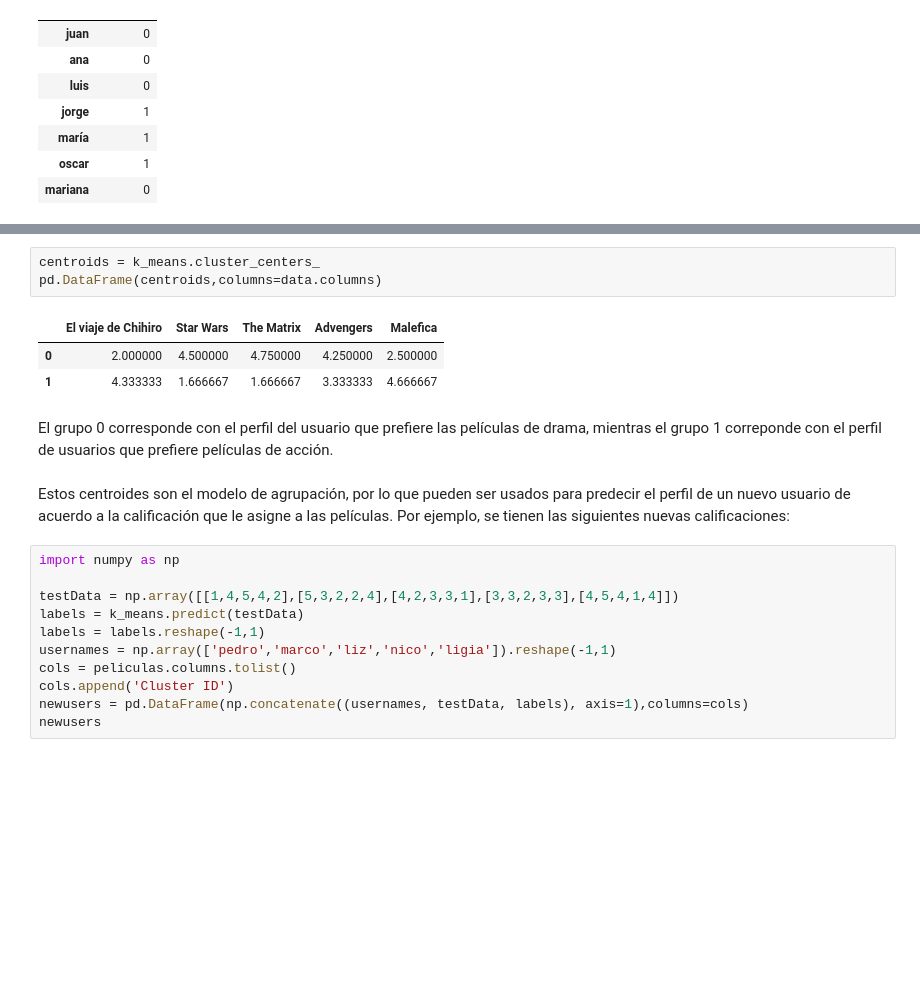
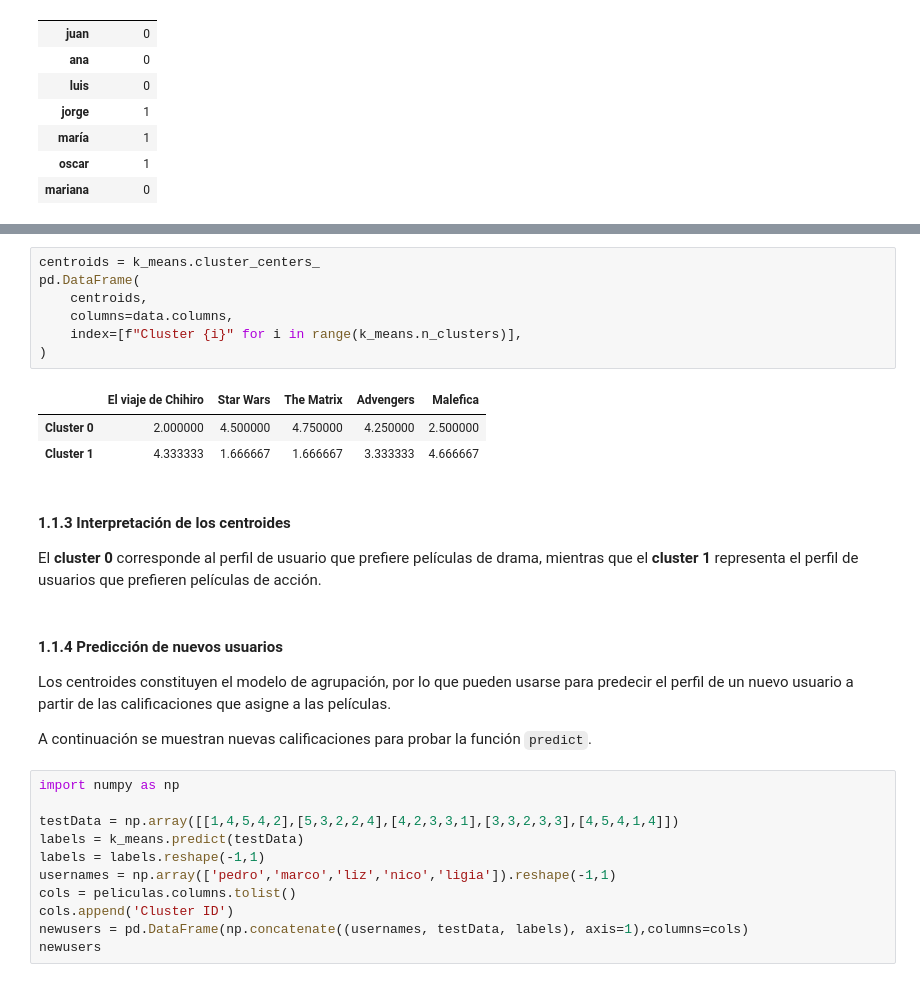
Before and after one commit to Locotin/data-mining, a Jupyter notebook: Actividades/Taller Agrupación/agrupacionMD.ipynb, the cells around one changed output, grey strips where cells are left out. Cells and saved outputs as stored; diff of their text form; blank space fills up the shorter version.

```diff
--- a/Actividades/Taller Agrupación/agrupacionMD.ipynb
+++ b/Actividades/Taller Agrupación/agrupacionMD.ipynb
@@ -61,14 +107,24 @@ Los redultados de la agrupación son lo esperado: el algoritmo asignó los tres
 # %%
 centroids = k_means.cluster_centers_
-pd.DataFrame(centroids,columns=data.columns)
+pd.DataFrame(
+    centroids,
+    columns=data.columns,
+    index=[f"Cluster {i}" for i in range(k_means.n_clusters)],
+)
 # %% [output]
 |  | El viaje de Chihiro | Star Wars | The Matrix | Advengers | Malefica |
-| 0 | 2.000000 | 4.500000 | 4.750000 | 4.250000 | 2.500000 |
-| 1 | 4.333333 | 1.666667 | 1.666667 | 3.333333 | 4.666667 |
+| Cluster 0 | 2.000000 | 4.500000 | 4.750000 | 4.250000 | 2.500000 |
+| Cluster 1 | 4.333333 | 1.666667 | 1.666667 | 3.333333 | 4.666667 |
 # %% [markdown]
-El grupo 0 corresponde con el perfil del usuario que prefiere las películas de drama, mientras el grupo 1 correponde con el perfil de usuarios que prefiere películas de acción.
+#### 1.1.3 Interpretación de los centroides
+
+El **cluster 0** corresponde al perfil de usuario que prefiere películas de drama, mientras que el **cluster 1** representa el perfil de usuarios que prefieren películas de acción.
 # %% [markdown]
-Estos centroides son el modelo de agrupación, por lo que pueden ser usados para predecir el perfil de un nuevo usuario de acuerdo a la calificación que le asigne a las películas. Por ejemplo, se tienen las siguientes nuevas calificaciones:
+#### 1.1.4 Predicción de nuevos usuarios
+
+Los centroides constituyen el modelo de agrupación, por lo que pueden usarse para predecir el perfil de un nuevo usuario a partir de las calificaciones que asigne a las películas.
+
+A continuación se muestran nuevas calificaciones para probar la función `predict`.
 # %%
 import numpy as np
 
```
Also changed, not shown: parts of 90 cells of this notebook, 3 other files.
